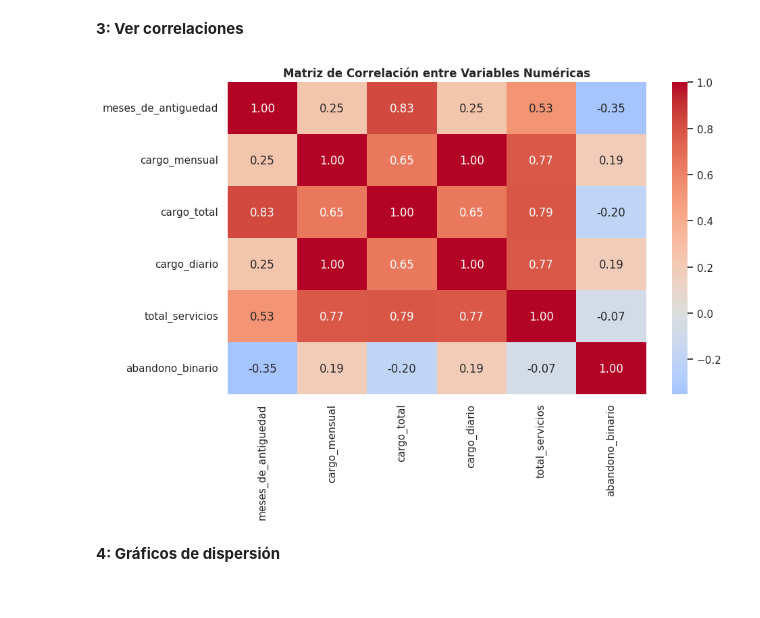
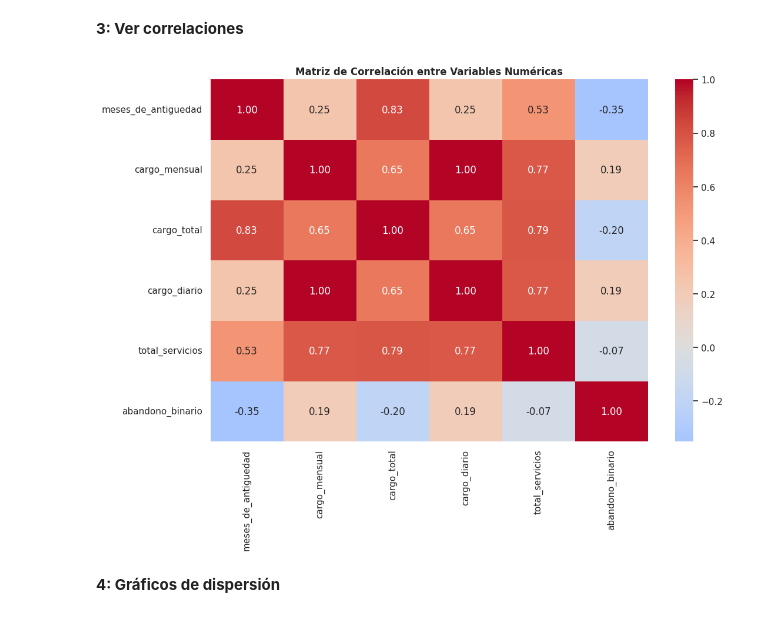
Before and after one commit to herbertturpo/challenge-telecomx-latam, a Jupyter notebook: TelecomX_LATAM.ipynb, the cells around one changed output. Cells and saved outputs as stored; diff of their text form; code cells hidden in the pictures.

Commit message:
Actualizado el notebook con una nueva tabla descriptiva y corregida la matriz de correlación

```diff
--- a/TelecomX_LATAM.ipynb
+++ b/TelecomX_LATAM.ipynb
@@ -994,13 +912,3 @@ plt.savefig('evasion_variables_numericas.png', dpi=300)
 plt.show()
 # %% [output]
 [figure]
-# %%
-# Selección automática de columnas categóricas (objetos)
-variables_categoricas = df_telecom.select_dtypes(include='object').columns.drop('id_cliente')
-
-# Análisis de frecuencia absoluta y relativa
-for col in variables_categoricas:
-    print(f"\n--- {col} ---")
-    print(df_telecom[col].value_counts())
-    print("\n% porcentajes:")
-    print((df_telecom[col].value_counts(normalize=True) * 100).round(2))
@@ -1083,20 +961,20 @@ df_telecom.sample(10)
 # %%
 # Seleccionar solo columnas numéricas relevantes
 columnas_correlacion = ['meses_de_antiguedad', 'cargo_mensual', 'cargo_total',
                         'cargo_diario', 'total_servicios', 'abandono_binario']
 
 # Calcular matriz de correlación
 correlaciones = df_telecom[columnas_correlacion].corr()
 
 # Visualizar matriz
-plt.figure(figsize=(10,6))
+plt.figure(figsize=(12,8))
 sns.heatmap(correlaciones, annot=True, cmap='coolwarm', fmt=".2f", center=0)
 plt.title('Matriz de Correlación entre Variables Numéricas', fontweight='bold')
 
-plt.savefig('matriz_de_correlacion_var_numericas.png', dpi=300)
+plt.savefig('matriz_de_correlacion_var_numericas.png', dpi=300, bbox_inches='tight')
 plt.show()
 # %% [output]
-[figure, old version]
+[figure, new version]
 # %% [markdown]
 **4: Gráficos de dispersión**
 # %%
```
Also changed, not shown: parts of 8 cells of this notebook, 2 other files.
